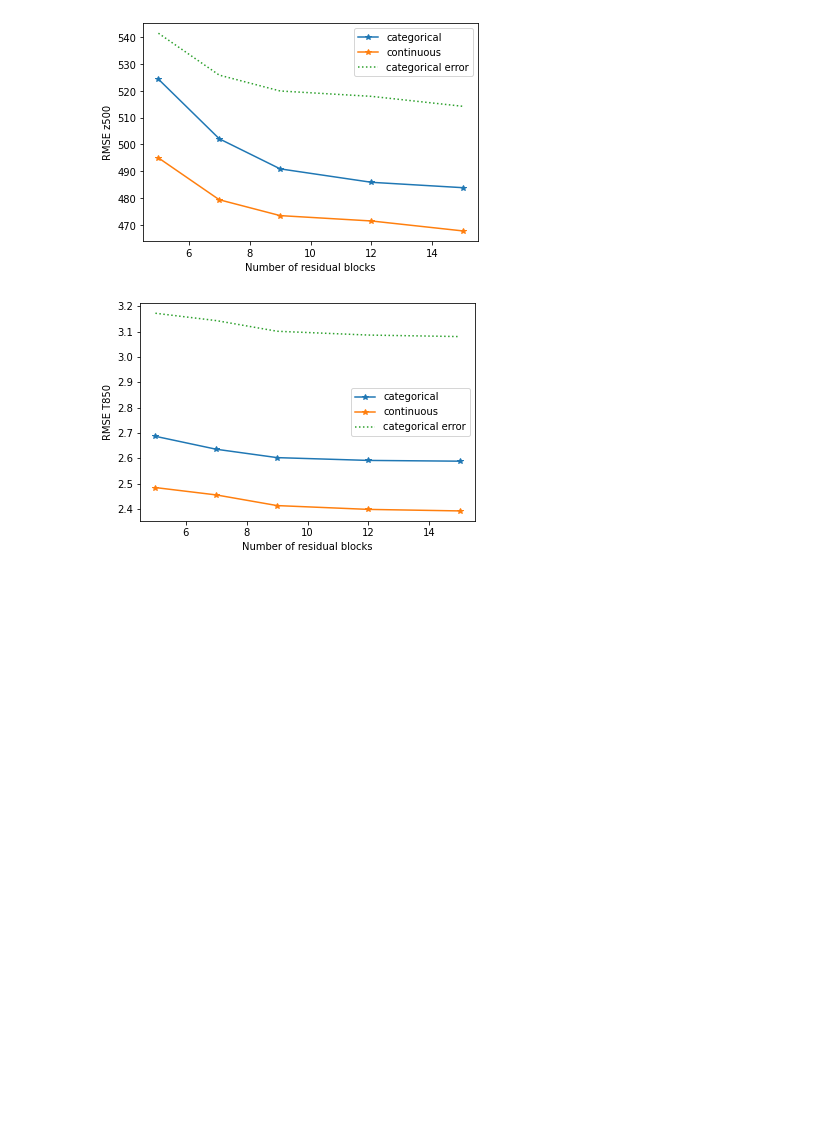
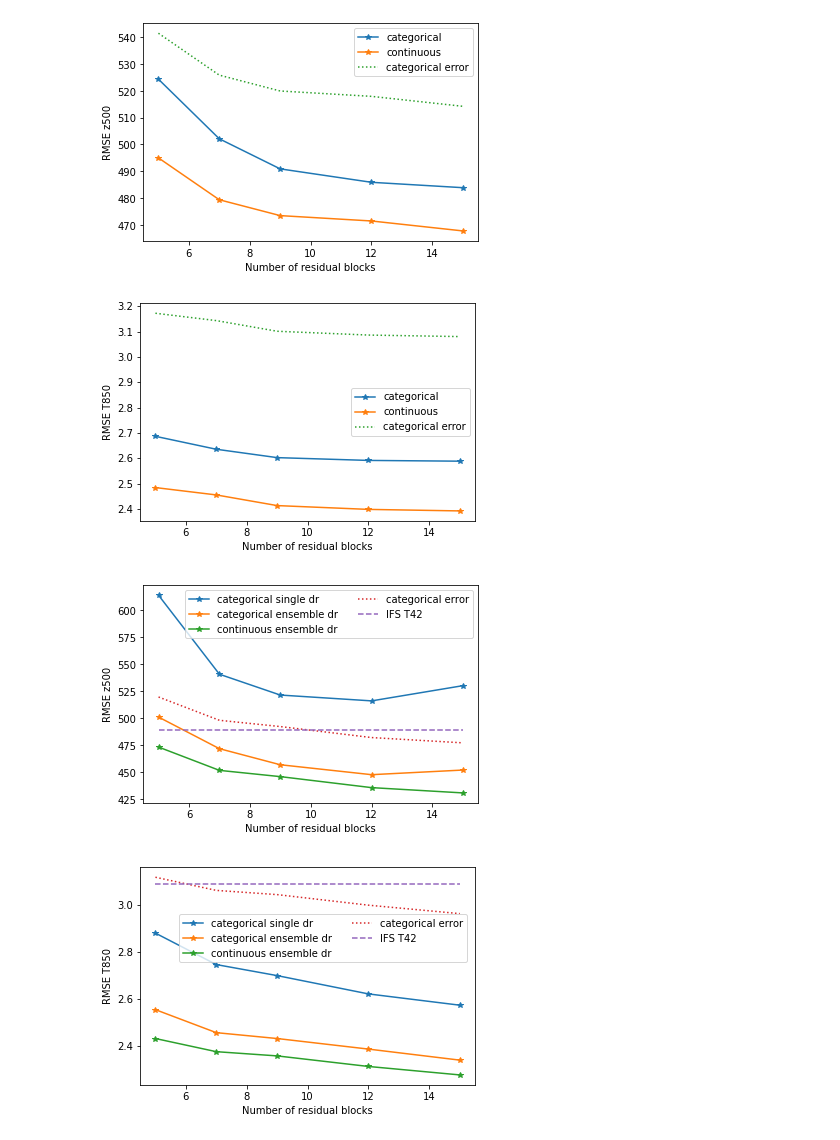
Before and after one commit to mc4117/ResNet_Weather, a Jupyter notebook: neural_notebooks/categorical/results_summary.ipynb, the cells around one changed output. Saved outputs shown, nothing was run; the diff lists cells and outputs as text; code cells hidden in the pictures; blank space fills up the shorter version.

```diff
--- a/neural_notebooks/categorical/results_summary.ipynb
+++ b/neural_notebooks/categorical/results_summary.ipynb
@@ -51,3 +59,27 @@ plt.show()
 # %% [output]
 [figure]
 [figure]
+# %%
+import pylab as plt
+plt.plot([5, 7, 9, 12, 15], [614, 540.8, 521.5, 516.1, 530.2], '-*', label = 'categorical single dr')
+plt.plot([5, 7, 9, 12, 15], [501.1, 471.8, 456.9, 447.7, 452], '-*', label = 'categorical ensemble dr')
+plt.plot([5, 7, 9, 12, 15], [473.3, 451.7, 445.9, 435.7, 430.8], '-*', label = 'continuous ensemble dr')
+plt.plot([5, 7, 9, 12, 15], [473.3+46.4, 451.7+46.4, 445.9+46.4, 435.7+46.4, 430.8+46.4], ':', label = 'categorical error')
+plt.plot([5, 7, 9, 12, 15], [489 for i in range(5)], '--', label = 'IFS T42')
+plt.legend(ncol =2)
+plt.xlabel("Number of residual blocks")
+plt.ylabel("RMSE z500")
+plt.show()
+
+plt.plot([5, 7, 9, 12, 15], [2.879, 2.745, 2.698, 2.62, 2.572], '-*', label = 'categorical single dr')
+plt.plot([5, 7, 9, 12, 15], [2.553, 2.455, 2.43, 2.385, 2.338], '-*', label = 'categorical ensemble dr')
+plt.plot([5, 7, 9, 12, 15], [2.43, 2.374, 2.356, 2.311, 2.275], '-*', label = 'continuous ensemble dr')
+plt.plot([5, 7, 9, 12, 15], [2.43+0.687, 2.374+0.687, 2.356+0.687, 2.311+0.687, 2.275+0.687], ':', label = 'categorical error')
+plt.plot([5, 7, 9, 12, 15], [3.09 for i in range(5)], '--', label = 'IFS T42')
+plt.xlabel("Number of residual blocks")
+plt.ylabel("RMSE T850")
+plt.legend(bbox_to_anchor=[0.1, 0.54], ncol =2, loc =3)
+plt.show()
+# %% [output]
+[figure, added]
+[figure, added]
```
Also changed, not shown: parts of 1 cell of this notebook, 26 other files.
